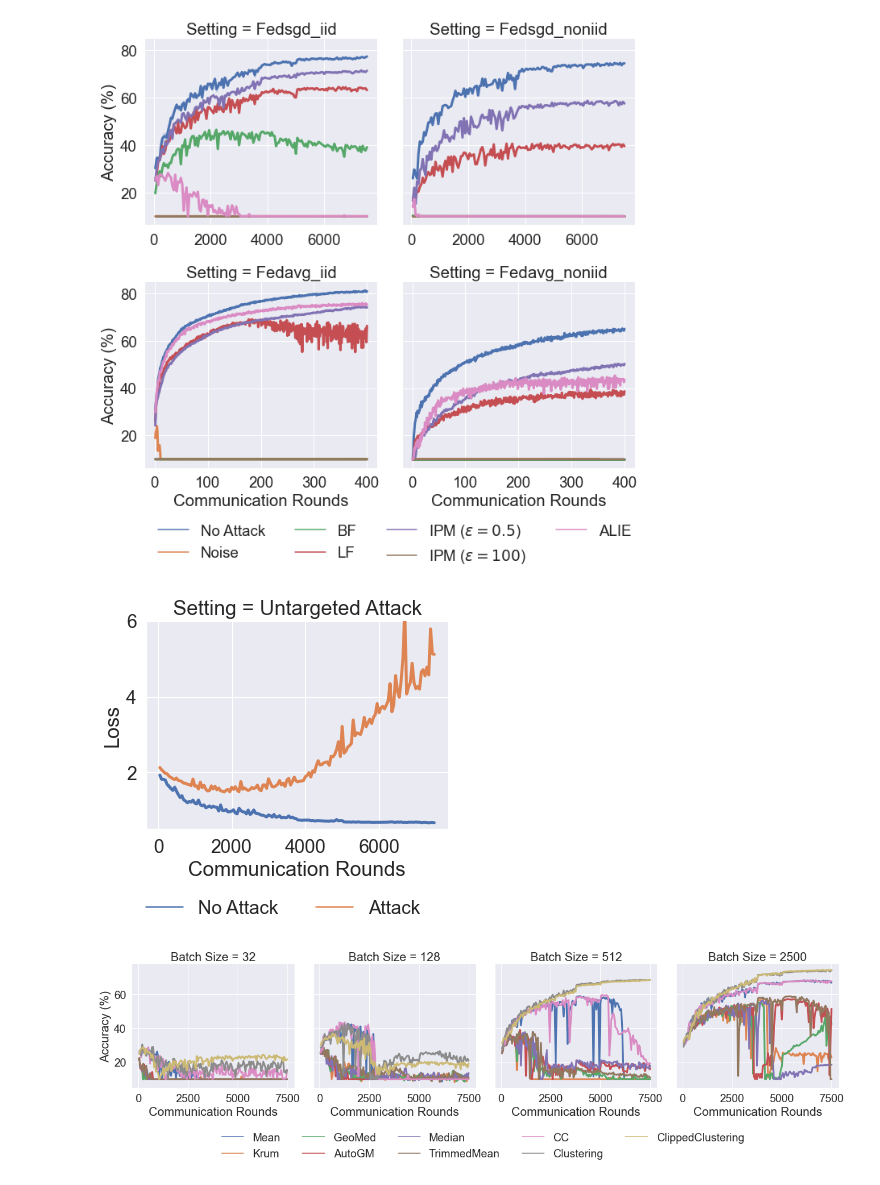
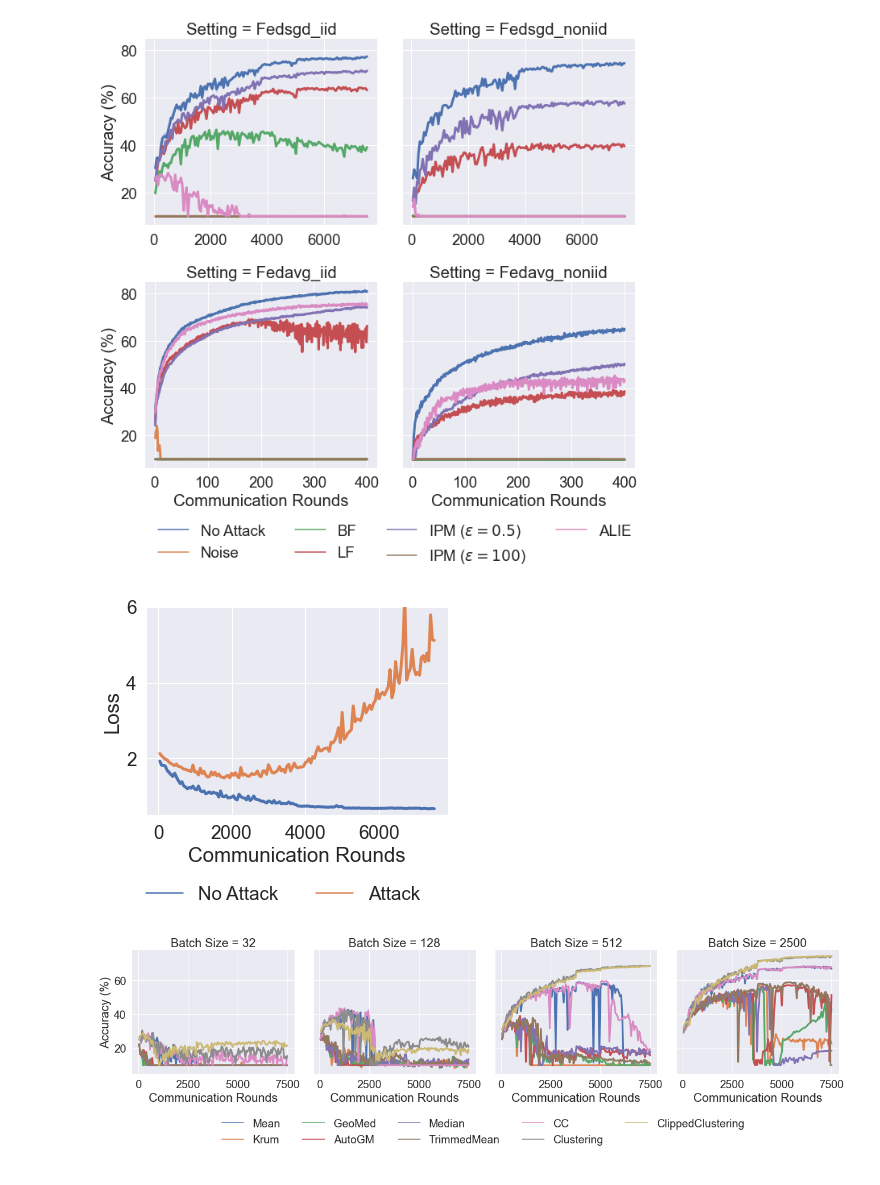
Before and after one commit to lishenghui/blades, a Jupyter notebook: notebooks/visualization.ipynb, the cells around one changed output. Drawn from its saved outputs; the diff is of its cells as text; code cells hidden in the pictures.

```diff
--- a/notebooks/visualization.ipynb
+++ b/notebooks/visualization.ipynb
@@ -238,34 +238,35 @@ for dir_name in ['fedsgd_iid']:
                                        ms=[0.0], dir_name=dir_name, data_collection=data_collection,
                                        ROOT_PATH=ROOT_PATH)
     data_collection = append_loop_path(bs=[0], seeds=[0], attacks=['IPM_large'], aggs=avgs,
                                        ms=[0.0], dir_name=dir_name, data_collection=data_collection,
                                        ROOT_PATH=ROOT_PATH)
 
     df = append_loop_df(bs=[0], seeds=[0], attacks=['IPM_large'], aggs=avgs,
                         ms=[0.0], dir_name=dir_name, df=df, ROOT_PATH=ROOT_PATH, data_collection=data_collection)
     df = append_loop_df(bs=[8], seeds=[0], attacks=attacks, aggs=avgs,
                         ms=[0.0], dir_name=dir_name, df=df, ROOT_PATH=ROOT_PATH, data_collection=data_collection)
 
 df = pd.DataFrame(df)
 data = pd.DataFrame(df)
 data.loc[(data["Setting"] == "Fedsgd_iid") | (data["Setting"] == "Fedsgd_noniid"), "Round Number"] *= 50
 data["Communication Rounds"] = data["Round Number"]
 
 data['Loss'] = pd.to_numeric(data['Loss'], errors='coerce').fillna(10000)
 data['Setting'] = 'Untargeted Attack'
 data.replace('BF', 'Attack', inplace=True)
 g = sns.relplot(
     data=data, x="Communication Rounds", y="Loss", col="Setting", hue="ATK",
     facet_kws={'sharey': True, 'sharex': False}, height=4.5, aspect=1.1, markers=True,
     col_wrap=2, linewidth=3.0, kind="line"
 )
 
 g.set(ylim=(0.5, 6.0))
+g.set_titles('')
 sns.move_legend(g, "lower center", bbox_to_anchor=(.25, -0.1), ncol=4, title=None, frameon=False)
 
 g.savefig(os.path.join(fig_dir,"attack.pdf"), bbox_inches="tight")
 # %% [output]
-[figure, old version]
+[figure, new version]
 # %%
 data_collection = {}
 df = []
```
Also changed, not shown: parts of 5 cells of this notebook, 2 other files.
